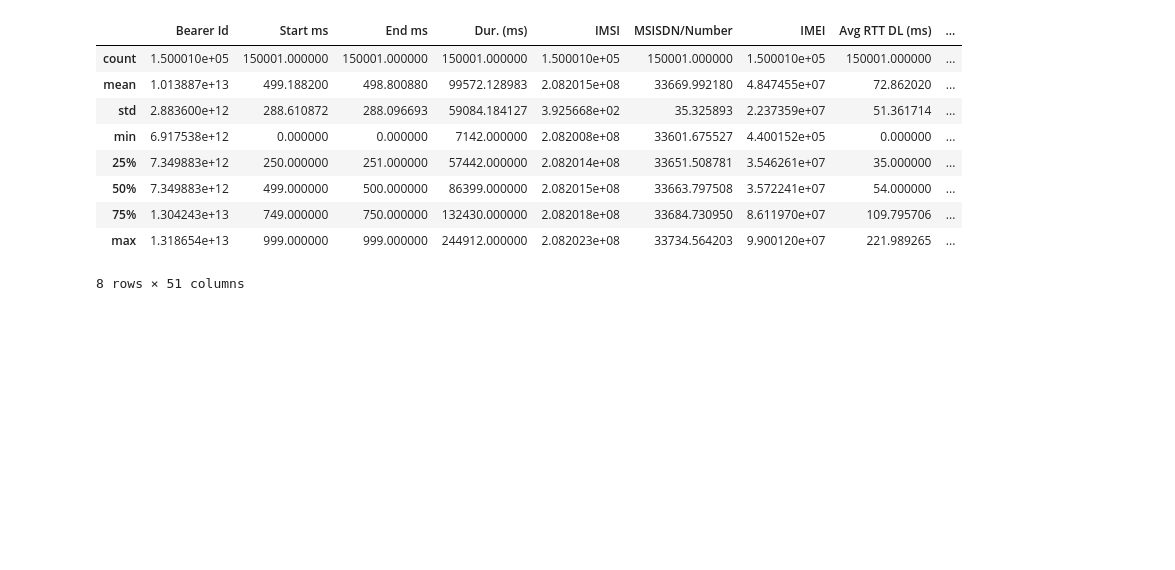
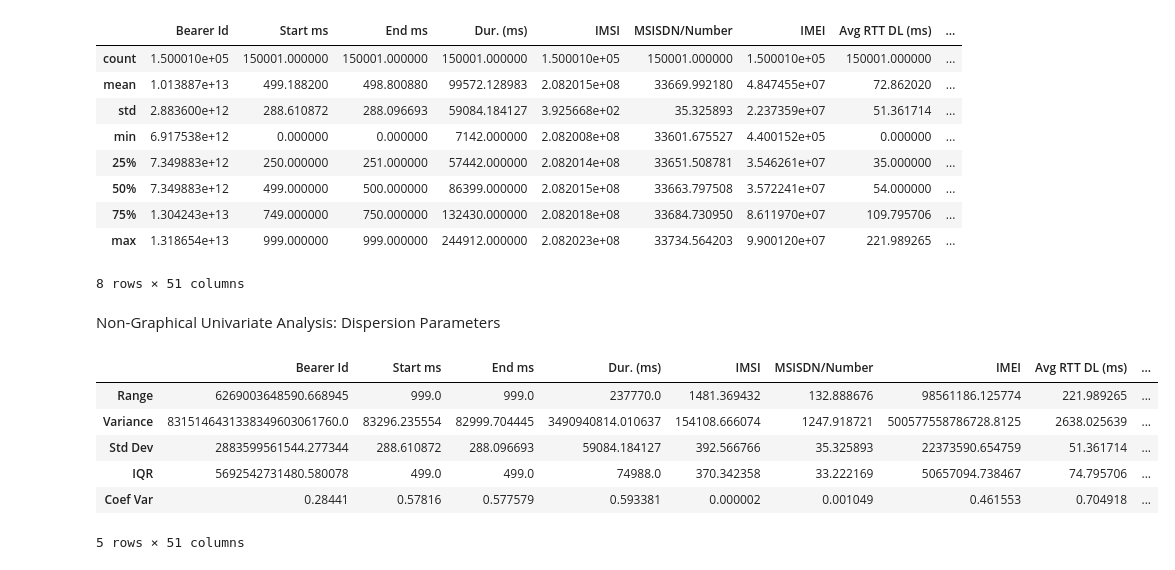
Before and after one commit to hanaDemma/TellCo-Telecom-Analysis-Week-2, a Jupyter notebook: notebooks/telecom_data_analysis.ipynb, the cells around one changed output. Cells and saved outputs as stored; diff of their text form; code cells hidden in the pictures; blank space fills up the shorter version.

Commit message:
Non-Graphical

```diff
--- a/notebooks/telecom_data_analysis.ipynb
+++ b/notebooks/telecom_data_analysis.ipynb
@@ -411,3 +411,19 @@ xdr_data.describe()
 | 75% | 1.304243e+13 | 749.000000 | 750.000000 | 132430.000000 | 2.082018e+08 | 33684.730950 | 8.611970e+07 | 109.795706 | ... |
 | max | 1.318654e+13 | 999.000000 | 999.000000 | 244912.000000 | 2.082023e+08 | 33734.564203 | 9.900120e+07 | 221.989265 | ... |
 8 rows × 51 columns
+# %% [markdown]
+Non-Graphical
+Univariate Analysis: Dispersion Parameters
+# %%
+from scripts.telecom_analysis import compute_dispersion_parameters
+dispersion_results = compute_dispersion_parameters(xdr_data)
+# %%
+dispersion_results.head()
+# %% [output]
+|  | Bearer Id | Start ms | End ms | Dur. (ms) | IMSI | MSISDN/Number | IMEI | Avg RTT DL (ms) | ... |
+| Range | 6269003648590.668945 | 999.0 | 999.0 | 237770.0 | 1481.369432 | 132.888676 | 98561186.125774 | 221.989265 | ... |
+| Variance | 8315146431338349603061760.0 | 83296.235554 | 82999.704445 | 3490940814.010637 | 154108.666074 | 1247.918721 | 500577558786728.8125 | 2638.025639 | ... |
+| Std Dev | 2883599561544.277344 | 288.610872 | 288.096693 | 59084.184127 | 392.566766 | 35.325893 | 22373590.654759 | 51.361714 | ... |
+| IQR | 5692542731480.580078 | 499.0 | 499.0 | 74988.0 | 370.342358 | 33.222169 | 50657094.738467 | 74.795706 | ... |
+| Coef Var | 0.28441 | 0.57816 | 0.577579 | 0.593381 | 0.000002 | 0.001049 | 0.461553 | 0.704918 | ... |
+5 rows × 51 columns
```
Also changed, not shown: 1 other file.
